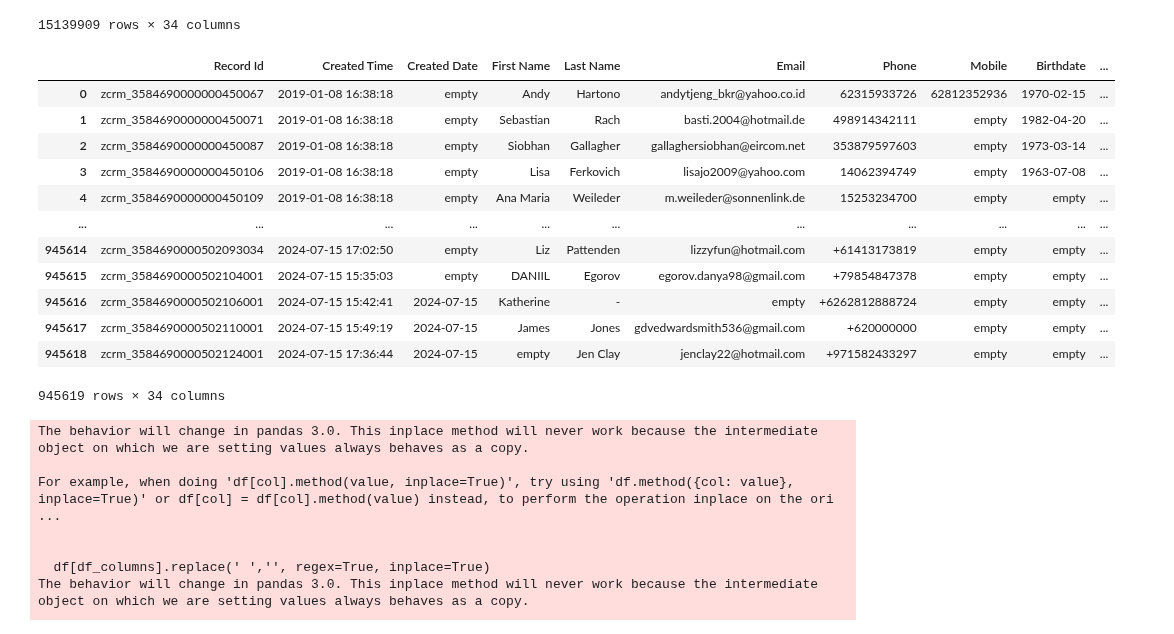
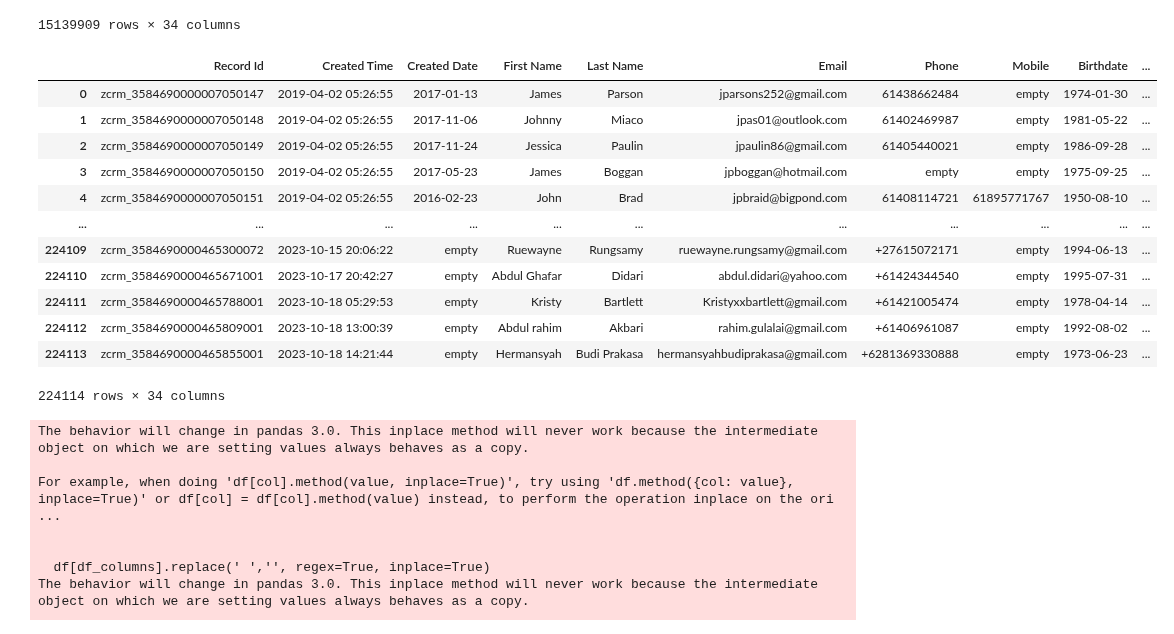
Before and after one commit to fajarfat1195/python.github.io, a Jupyter notebook: zoho_data_app/user_req_file_all_data_(clean).ipynb, the cells around one changed output. Cells and saved outputs as stored; diff of their text form; code cells hidden in the pictures.

```diff
--- a/zoho_data_app/user_req_file_all_data_(clean).ipynb
+++ b/zoho_data_app/user_req_file_all_data_(clean).ipynb
@@ -50,8 +50,11 @@ cols = ['Record Id',
 The autoreload extension is already loaded. To reload it, use:
   %reload_ext autoreload
 # %%
-column_name = 'Lead Brand'
-search_value = 'Karma Resorts'
+column_name = 'Lead Sub-Brand'
+search_value = 'Karma Club'
+
+operator = 'is'
+# operator = 'contains'
 
 target_location = r'C:\Users\fajar\Documents\Python\Data'
 file_type = 'xlsx'
@@ -159,31 +162,34 @@ df_phone = pd.read_excel(path, dtype='string', sheet_name='Sheet1')
 path = r'G:\.shortcut-targets-by-id\0B_d3smBjzo04UUNBME5GOVhoMjA\_ODYSSEY\Email Members.xlsx'
 df_email = pd.read_excel(path, dtype='string', sheet_name='Sheet1')
 # %%
+if operator == 'is':
+    zoho_df = df.loc[df[column_name] == search_value].copy()
+else:
+    zoho_df = df.loc[df[column_name].str.contains(search_value, regex=True, flags=re.I)].copy()
 
-zoho_df = df.loc[df[column_name] == search_value].copy() # menggunakan copy untuk menghindari setting copy warning
 zoho_df.reset_index(drop=True, inplace=True)
 count_filter_awal = zoho_df.shape[0]
 
 # zoho_df.to_excel(r'C:\Users\fajar\Documents\Python\Data\test_leads.xlsx', index=False)
 # mengisi kolom <NA> dengan value string 'empty' supaya mudah mengecek data member dan booking dengan isin
 
 zoho_df.fillna('empty', inplace=True)
 zoho_df.sort_values('Created Time', ascending=True)
 zoho_df
 # %% [output]
 |  | Record Id | Created Time | Created Date | First Name | Last Name | Email | Phone | Mobile | Birthdate | ... |
-| 0 | zcrm_3584690000000450067 | 2019-01-08 16:38:18 | empty | Andy | Hartono | andytjeng_bkr@yahoo.co.id | 62315933726 | 62812352936 | 1970-02-15 | ... |
-| 1 | zcrm_3584690000000450071 | 2019-01-08 16:38:18 | empty | Sebastian | Rach | basti.2004@hotmail.de | 498914342111 | empty | 1982-04-20 | ... |
-| 2 | zcrm_3584690000000450087 | 2019-01-08 16:38:18 | empty | Siobhan | Gallagher | gallaghersiobhan@eircom.net | 353879597603 | empty | 1973-03-14 | ... |
-| 3 | zcrm_3584690000000450106 | 2019-01-08 16:38:18 | empty | Lisa | Ferkovich | lisajo2009@yahoo.com | 14062394749 | empty | 1963-07-08 | ... |
-| 4 | zcrm_3584690000000450109 | 2019-01-08 16:38:18 | empty | Ana Maria | Weileder | m.weileder@sonnenlink.de | 15253234700 | empty | empty | ... |
+| 0 | zcrm_3584690000007050147 | 2019-04-02 05:26:55 | 2017-01-13 | James | Parson | jparsons252@gmail.com | 61438662484 | empty | 1974-01-30 | ... |
+| 1 | zcrm_3584690000007050148 | 2019-04-02 05:26:55 | 2017-11-06 | Johnny | Miaco | jpas01@outlook.com | 61402469987 | empty | 1981-05-22 | ... |
+| 2 | zcrm_3584690000007050149 | 2019-04-02 05:26:55 | 2017-11-24 | Jessica | Paulin | jpaulin86@gmail.com | 61405440021 | empty | 1986-09-28 | ... |
+| 3 | zcrm_3584690000007050150 | 2019-04-02 05:26:55 | 2017-05-23 | James | Boggan | jpboggan@hotmail.com | empty | empty | 1975-09-25 | ... |
+| 4 | zcrm_3584690000007050151 | 2019-04-02 05:26:55 | 2016-02-23 | John | Brad | jpbraid@bigpond.com | 61408114721 | 61895771767 | 1950-08-10 | ... |
 | ... | ... | ... | ... | ... | ... | ... | ... | ... | ... | ... |
-| 945614 | zcrm_3584690000502093034 | 2024-07-15 17:02:50 | empty | Liz | Pattenden | lizzyfun@hotmail.com | +61413173819 | empty | empty | ... |
-| 945615 | zcrm_3584690000502104001 | 2024-07-15 15:35:03 | empty | DANIIL | Egorov | egorov.danya98@gmail.com | +79854847378 | empty | empty | ... |
-| 945616 | zcrm_3584690000502106001 | 2024-07-15 15:42:41 | 2024-07-15 | Katherine | - | empty | +6262812888724 | empty | empty | ... |
-| 945617 | zcrm_3584690000502110001 | 2024-07-15 15:49:19 | 2024-07-15 | James | Jones | gdvedwardsmith536@gmail.com | +620000000 | empty | empty | ... |
-| 945618 | zcrm_3584690000502124001 | 2024-07-15 17:36:44 | 2024-07-15 | empty | Jen Clay | jenclay22@hotmail.com | +971582433297 | empty | empty | ... |
+| 224109 | zcrm_3584690000465300072 | 2023-10-15 20:06:22 | empty | Ruewayne | Rungsamy | ruewayne.rungsamy@gmail.com | +27615072171 | empty | 1994-06-13 | ... |
+| 224110 | zcrm_3584690000465671001 | 2023-10-17 20:42:27 | empty | Abdul Ghafar | Didari | abdul.didari@yahoo.com | +61424344540 | empty | 1995-07-31 | ... |
+| 224111 | zcrm_3584690000465788001 | 2023-10-18 05:29:53 | empty | Kristy | Bartlett | Kristyxxbartlett@gmail.com | +61421005474 | empty | 1978-04-14 | ... |
+| 224112 | zcrm_3584690000465809001 | 2023-10-18 13:00:39 | empty | Abdul rahim | Akbari | rahim.gulalai@gmail.com | +61406961087 | empty | 1992-08-02 | ... |
+| 224113 | zcrm_3584690000465855001 | 2023-10-18 14:21:44 | empty | Hermansyah | Budi Prakasa | hermansyahbudiprakasa@gmail.com | +6281369330888 | empty | 1973-06-23 | ... |
-945619 rows × 34 columns
+224114 rows × 34 columns
 # %%
 # data phone, mobile dam email member yang ada di master data (wash member)
 
```
Also changed, not shown: parts of 11 cells of this notebook, 10 other files.
